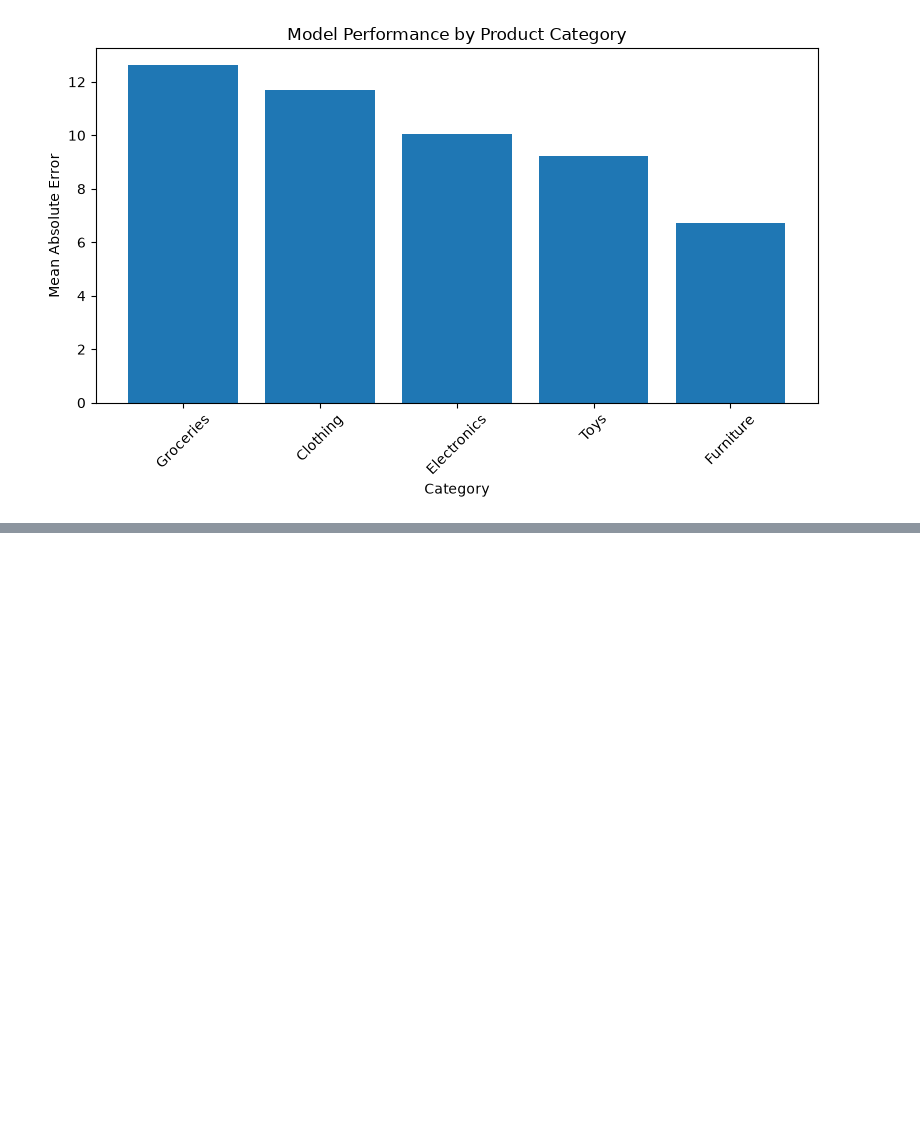
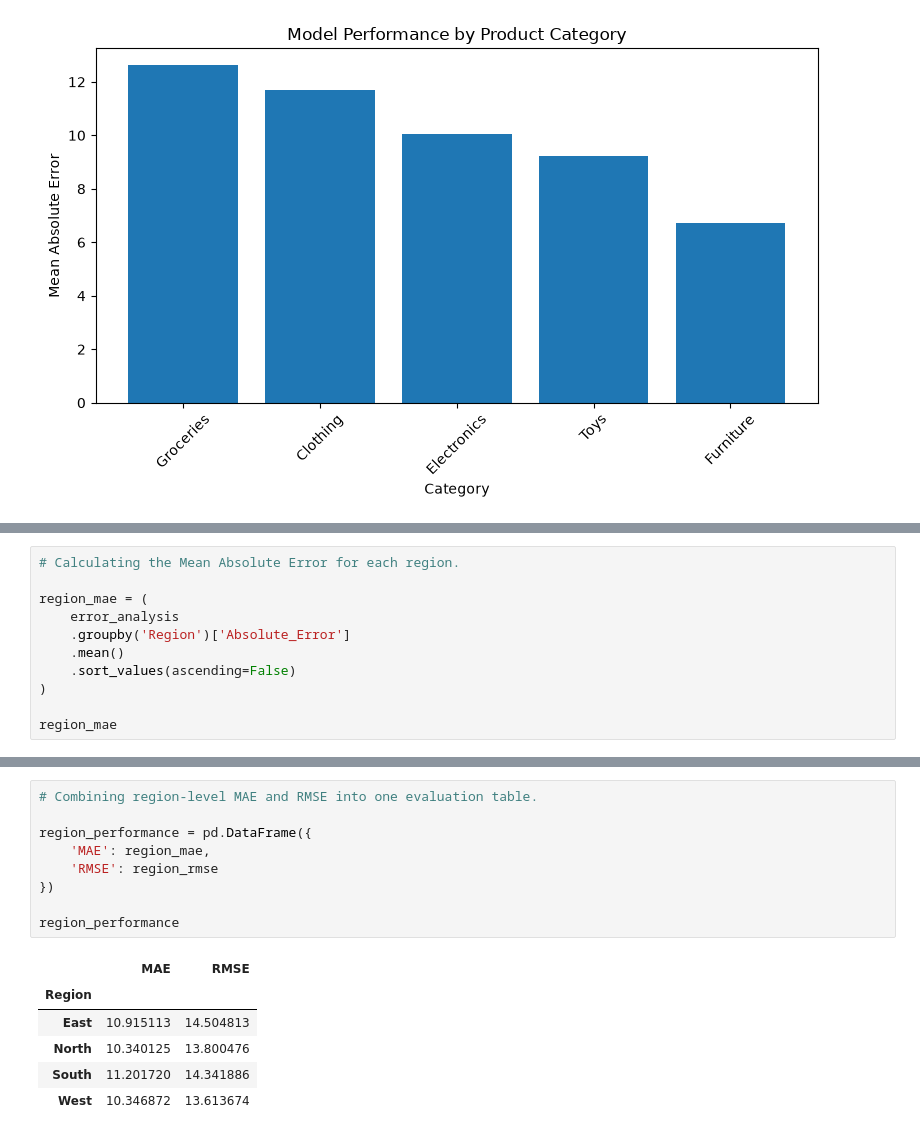
Before and after one commit to TejasMJ/retail-demand-intelligence, a Jupyter notebook: notebooks/06_model_evaluation.ipynb, the cells around one changed output, grey strips where cells are left out. Drawn from its saved outputs; the diff is of its cells as text; blank space fills up the shorter version.

```diff
--- a/notebooks/06_model_evaluation.ipynb
+++ b/notebooks/06_model_evaluation.ipynb
@@ -763,0 +766,11 @@ plt.show()
+# %%
+# Calculating the Mean Absolute Error for each region.
+
+region_mae = (
+    error_analysis
+    .groupby('Region')['Absolute_Error']
+    .mean()
+    .sort_values(ascending=False)
+)
+
+region_mae
@@ -763,0 +806,16 @@ plt.show()
+# %%
+# Combining region-level MAE and RMSE into one evaluation table.
+
+region_performance = pd.DataFrame({
+    'MAE': region_mae,
+    'RMSE': region_rmse
+})
+
+region_performance
+# %% [output]
+|  | MAE | RMSE |
+| Region |  |  |
+| East | 10.915113 | 14.504813 |
+| North | 10.340125 | 13.800476 |
+| South | 11.201720 | 14.341886 |
+| West | 10.346872 | 13.613674 |
```
Also changed, not shown: parts of 6 cells of this notebook.
